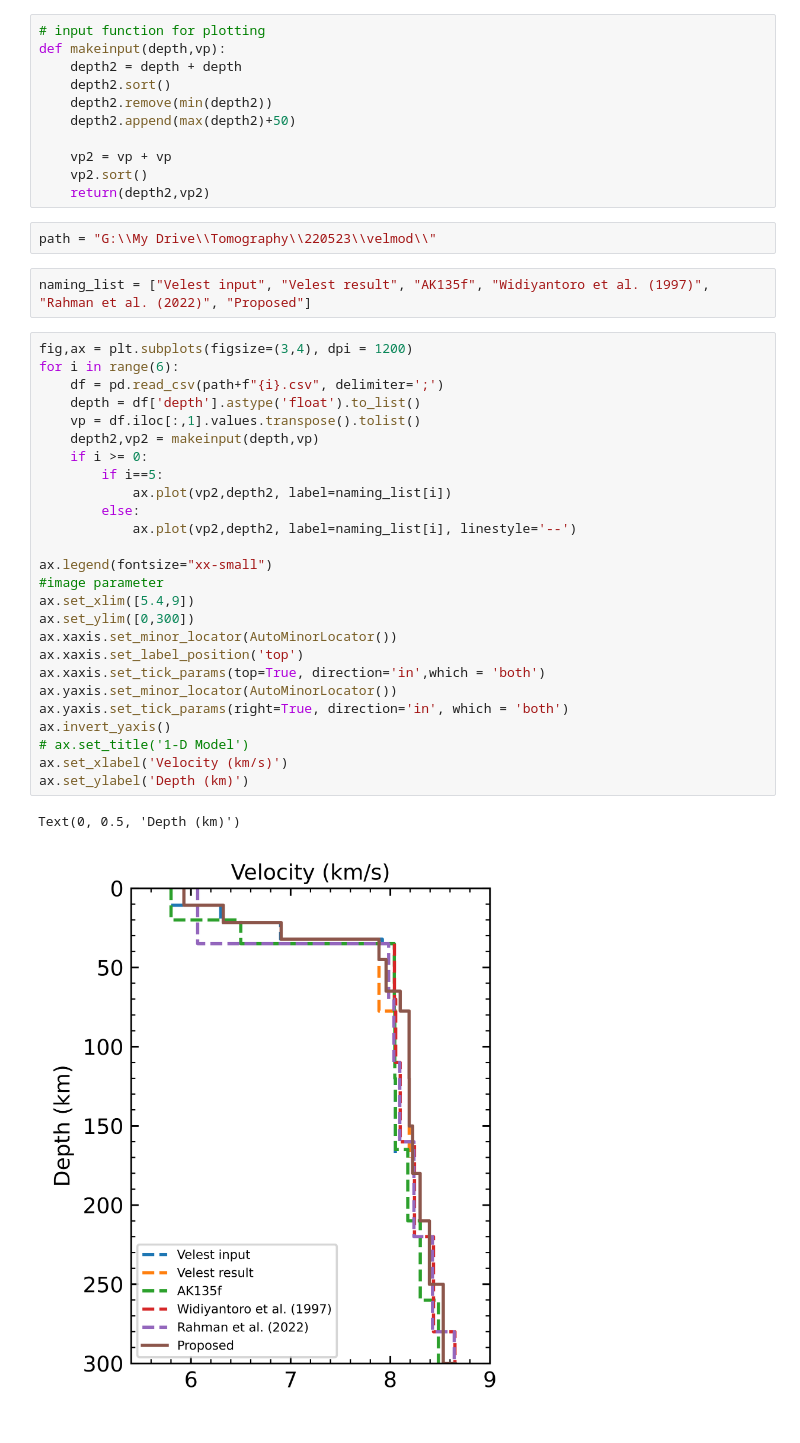
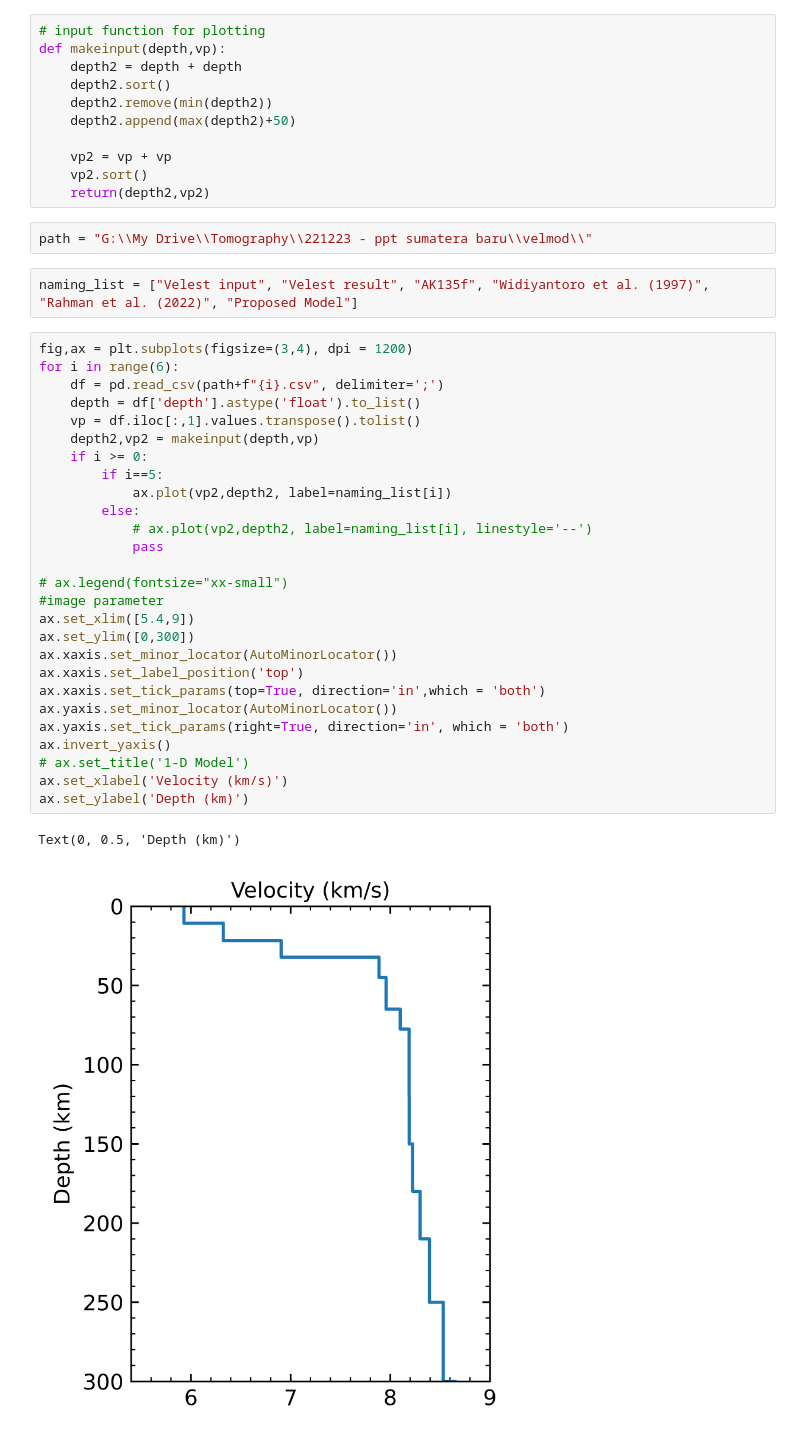
Before and after one commit to putuhendrawd/TomoCode, a Jupyter notebook: makeVELOCITYplot_manual.ipynb, the cells around one changed output. Saved outputs shown, nothing was run; the diff lists cells and outputs as text.

```diff
--- a/makeVELOCITYplot_manual.ipynb
+++ b/makeVELOCITYplot_manual.ipynb
@@ -18,36 +18,37 @@ def makeinput(depth,vp):
     vp2.sort()
     return(depth2,vp2)
 # %%
-path = "G:\\My Drive\\Tomography\\220523\\velmod\\"
+path = "G:\\My Drive\\Tomography\\221223 - ppt sumatera baru\\velmod\\"
 # %%
-naming_list = ["Velest input", "Velest result", "AK135f", "Widiyantoro et al. (1997)", "Rahman et al. (2022)", "Proposed"]
+naming_list = ["Velest input", "Velest result", "AK135f", "Widiyantoro et al. (1997)", "Rahman et al. (2022)", "Proposed Model"]
 # %%
 fig,ax = plt.subplots(figsize=(3,4), dpi = 1200)
 for i in range(6):
     df = pd.read_csv(path+f"{i}.csv", delimiter=';')
     depth = df['depth'].astype('float').to_list()
     vp = df.iloc[:,1].values.transpose().tolist()
     depth2,vp2 = makeinput(depth,vp)
     if i >= 0:
         if i==5:
             ax.plot(vp2,depth2, label=naming_list[i])
         else:
-            ax.plot(vp2,depth2, label=naming_list[i], linestyle='--')
+            # ax.plot(vp2,depth2, label=naming_list[i], linestyle='--')
+            pass
 
-ax.legend(fontsize="xx-small")
+# ax.legend(fontsize="xx-small")
 #image parameter
 ax.set_xlim([5.4,9])
 ax.set_ylim([0,300])
 ax.xaxis.set_minor_locator(AutoMinorLocator())
 ax.xaxis.set_label_position('top')
 ax.xaxis.set_tick_params(top=True, direction='in',which = 'both')
 ax.yaxis.set_minor_locator(AutoMinorLocator())
 ax.yaxis.set_tick_params(right=True, direction='in', which = 'both')
 ax.invert_yaxis()
 # ax.set_title('1-D Model')
 ax.set_xlabel('Velocity (km/s)')
 ax.set_ylabel('Depth (km)')
 # %% [output]
 Text(0, 0.5, 'Depth (km)')
-[figure, old version]
+[figure, new version]
 # %%
```
Also changed, not shown: parts of 1 cell of this notebook, 9 other files.
